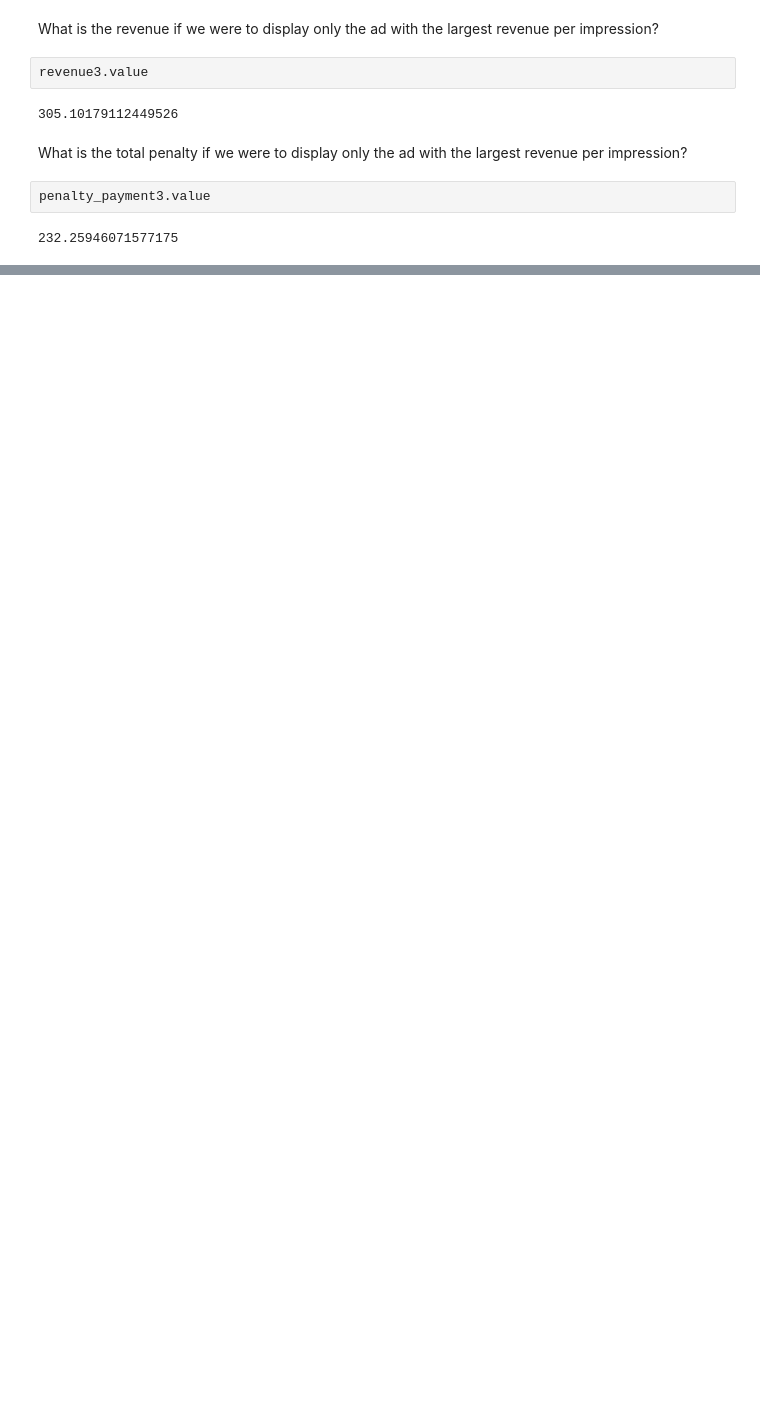
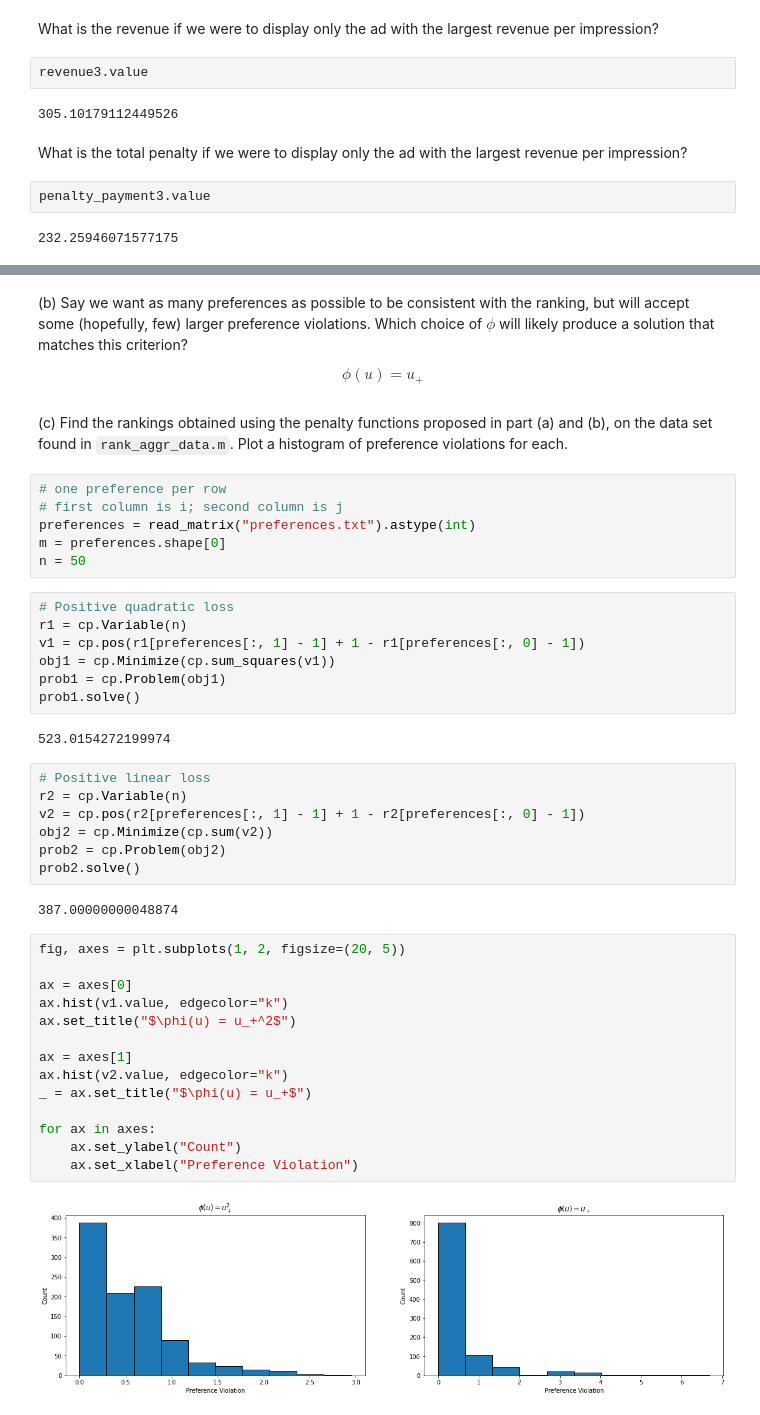
Before and after one commit to daniel-m-campos/convex-optimization, a Jupyter notebook: HW8/HW8.ipynb, the cells around one changed output, grey strips where cells are left out. Drawn from its saved outputs; the diff is of its cells as text; blank space fills up the shorter version.

```diff
--- a/HW8/HW8.ipynb
+++ b/HW8/HW8.ipynb
@@ -492,0 +514,48 @@ penalty_payment3.value
+# %% [markdown]
+(b) Say we want as many preferences as possible to be consistent with the ranking, but will accept some (hopefully, few) larger preference violations. Which choice of $\phi$ will likely produce a solution that matches this criterion?
+
+$$
+\phi(u) = u_+
+$$
+# %% [markdown]
+(c) Find the rankings obtained using the penalty functions proposed in part (a) and (b), on the data set found in `rank_aggr_data.m`. Plot a histogram of preference violations for each.
+# %%
+# one preference per row
+# first column is i; second column is j
+preferences = read_matrix("preferences.txt").astype(int)
+m = preferences.shape[0]
+n = 50
+# %%
+# Positive quadratic loss
+r1 = cp.Variable(n)
+v1 = cp.pos(r1[preferences[:, 1] - 1] + 1 - r1[preferences[:, 0] - 1])
+obj1 = cp.Minimize(cp.sum_squares(v1))
+prob1 = cp.Problem(obj1)
+prob1.solve()
+# %% [output]
+523.0154272199974
+# %%
+# Positive linear loss
+r2 = cp.Variable(n)
+v2 = cp.pos(r2[preferences[:, 1] - 1] + 1 - r2[preferences[:, 0] - 1])
+obj2 = cp.Minimize(cp.sum(v2))
+prob2 = cp.Problem(obj2)
+prob2.solve()
+# %% [output]
+387.00000000048874
+# %%
+fig, axes = plt.subplots(1, 2, figsize=(20, 5))
+
+ax = axes[0]
+ax.hist(v1.value, edgecolor="k")
+ax.set_title("$\phi(u) = u_+^2$")
+
+ax = axes[1]
+ax.hist(v2.value, edgecolor="k")
+_ = ax.set_title("$\phi(u) = u_+$")
+
+for ax in axes:
+    ax.set_ylabel("Count")
+    ax.set_xlabel("Preference Violation")
+# %% [output]
+[figure, added]
```
Also changed, not shown: parts of 13 cells of this notebook.
